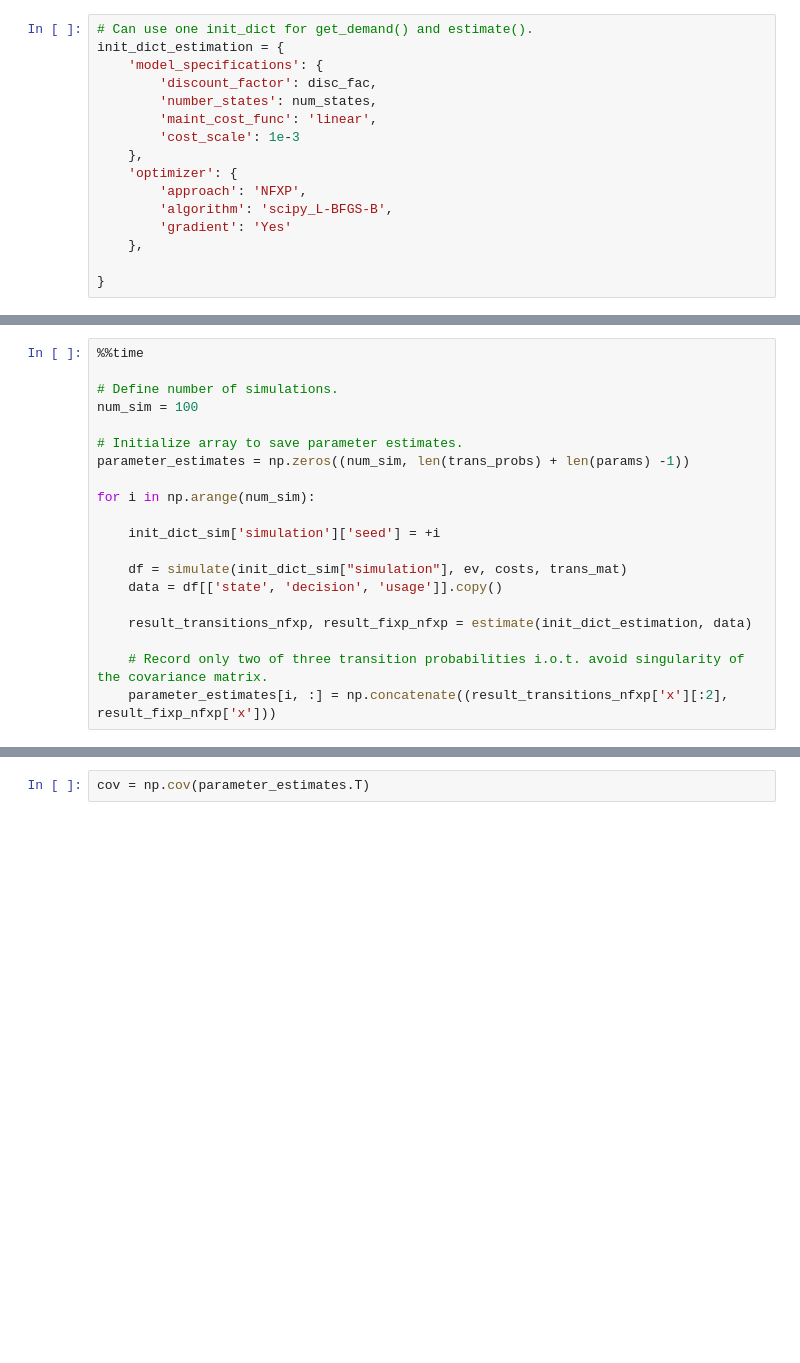
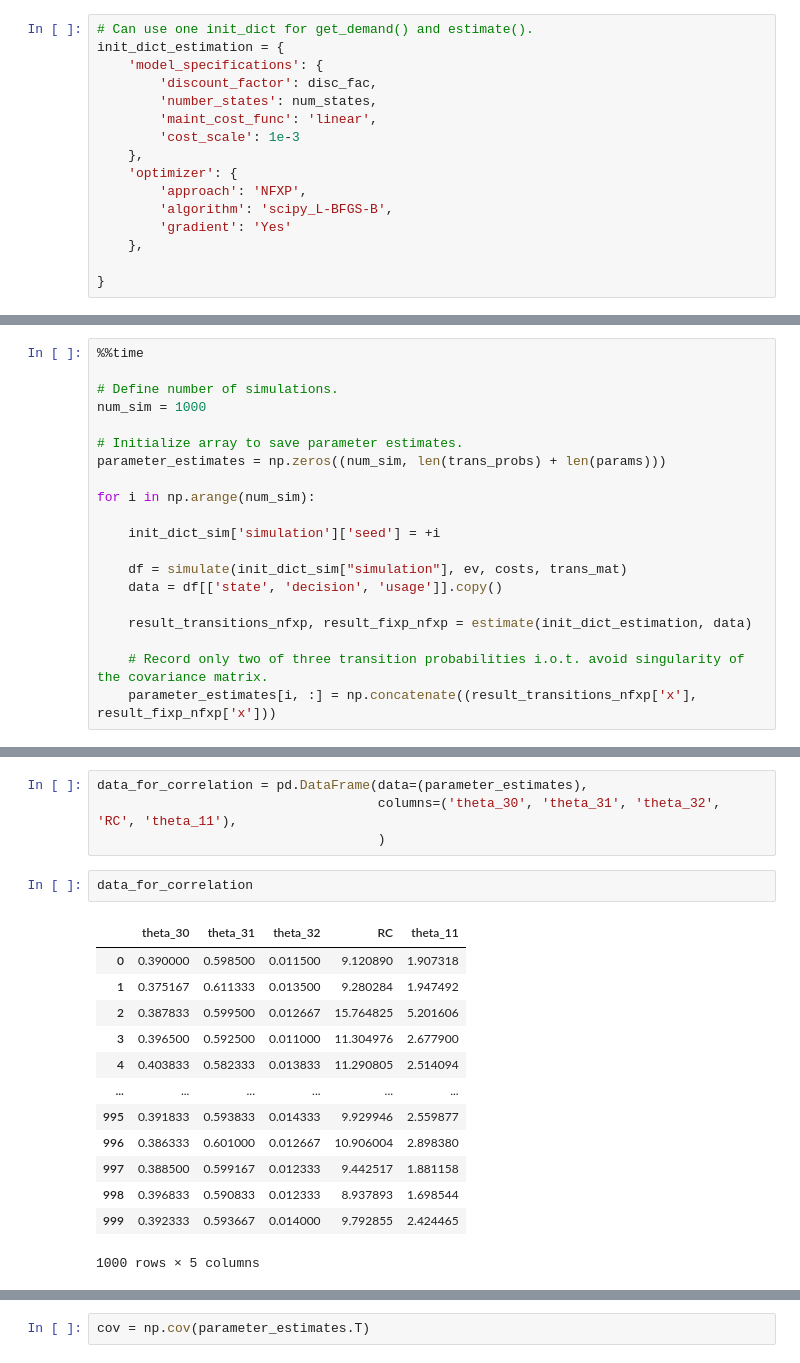
Before and after one commit to bhmueller/thesis, a Jupyter notebook: distribution_structural_parameter_estimates.ipynb, the cells around one changed output, grey strips where cells are left out. Saved outputs shown, nothing was run; the diff lists cells and outputs as text; blank space fills up the shorter version.

Commit message:
Add regression and corr. coeff. to check whether theta_32 correlates with other var.s in theta.

```diff
--- a/distribution_structural_parameter_estimates.ipynb
+++ b/distribution_structural_parameter_estimates.ipynb
@@ -77,10 +82,10 @@ init_dict_estimation = {
 %%time
 
 # Define number of simulations.
-num_sim = 100
+num_sim = 1000
 
 # Initialize array to save parameter estimates.
-parameter_estimates = np.zeros((num_sim, len(trans_probs) + len(params) -1))
+parameter_estimates = np.zeros((num_sim, len(trans_probs) + len(params)))
 
 for i in np.arange(num_sim):
 
@@ -92,5 +97,5 @@ for i in np.arange(num_sim):
     result_transitions_nfxp, result_fixp_nfxp = estimate(init_dict_estimation, data)
 
     # Record only two of three transition probabilities i.o.t. avoid singularity of the covariance matrix.
-    parameter_estimates[i, :] = np.concatenate((result_transitions_nfxp['x'][:2], result_fixp_nfxp['x']))
+    parameter_estimates[i, :] = np.concatenate((result_transitions_nfxp['x'], result_fixp_nfxp['x']))
 # %% [output]
@@ -97,0 +127,20 @@ Wall time: 4min 16s
+# %%
+data_for_correlation = pd.DataFrame(data=(parameter_estimates),
+                                    columns=('theta_30', 'theta_31', 'theta_32', 'RC', 'theta_11'),
+                                    )
+# %%
+data_for_correlation
+# %% [output]
+|  | theta_30 | theta_31 | theta_32 | RC | theta_11 |
+| 0 | 0.390000 | 0.598500 | 0.011500 | 9.120890 | 1.907318 |
+| 1 | 0.375167 | 0.611333 | 0.013500 | 9.280284 | 1.947492 |
+| 2 | 0.387833 | 0.599500 | 0.012667 | 15.764825 | 5.201606 |
+| 3 | 0.396500 | 0.592500 | 0.011000 | 11.304976 | 2.677900 |
+| 4 | 0.403833 | 0.582333 | 0.013833 | 11.290805 | 2.514094 |
+| ... | ... | ... | ... | ... | ... |
+| 995 | 0.391833 | 0.593833 | 0.014333 | 9.929946 | 2.559877 |
+| 996 | 0.386333 | 0.601000 | 0.012667 | 10.906004 | 2.898380 |
+| 997 | 0.388500 | 0.599167 | 0.012333 | 9.442517 | 1.881158 |
+| 998 | 0.396833 | 0.590833 | 0.012333 | 8.937893 | 1.698544 |
+| 999 | 0.392333 | 0.593667 | 0.014000 | 9.792855 | 2.424465 |
+1000 rows × 5 columns
```
Also changed, not shown: parts of 21 cells of this notebook.
